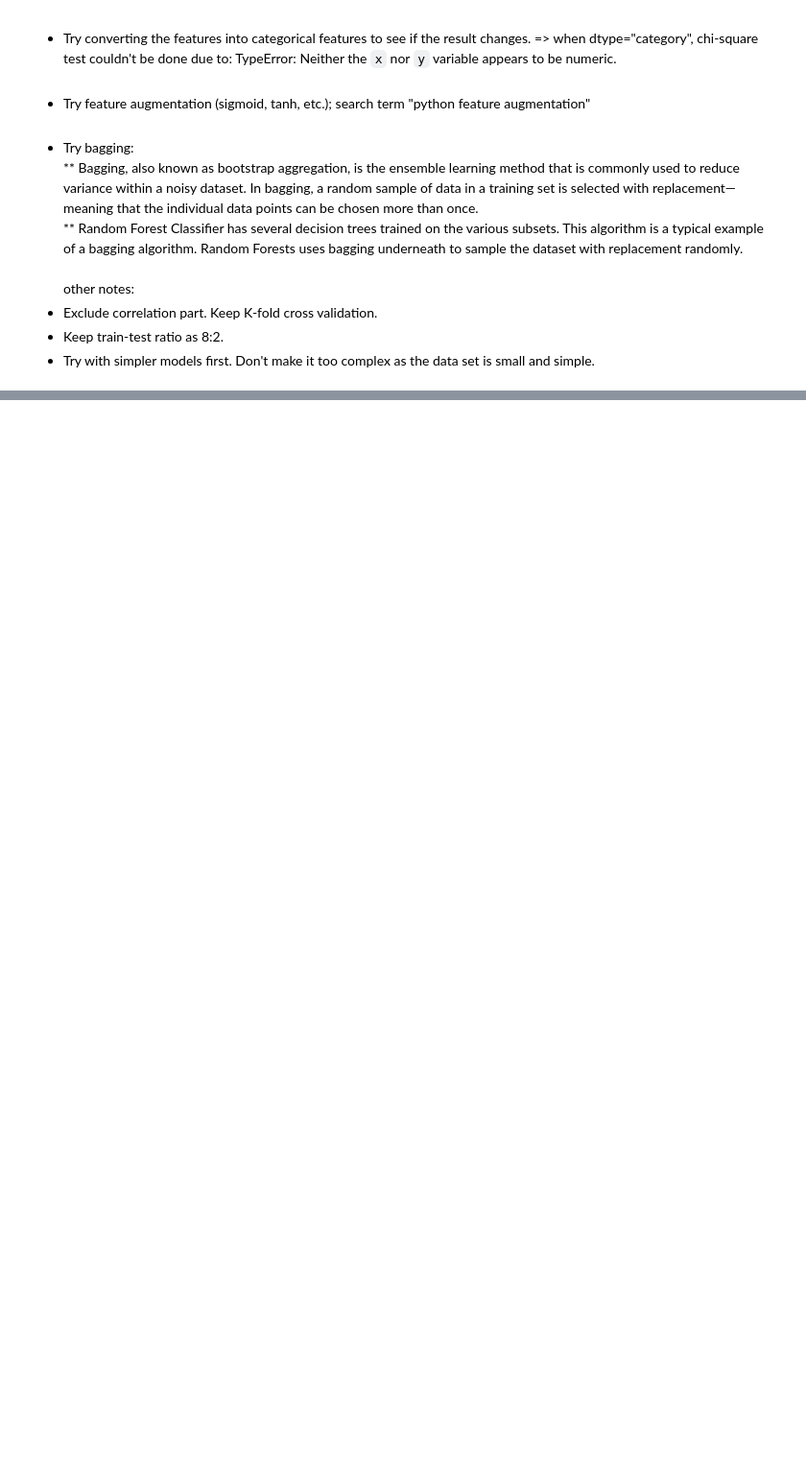
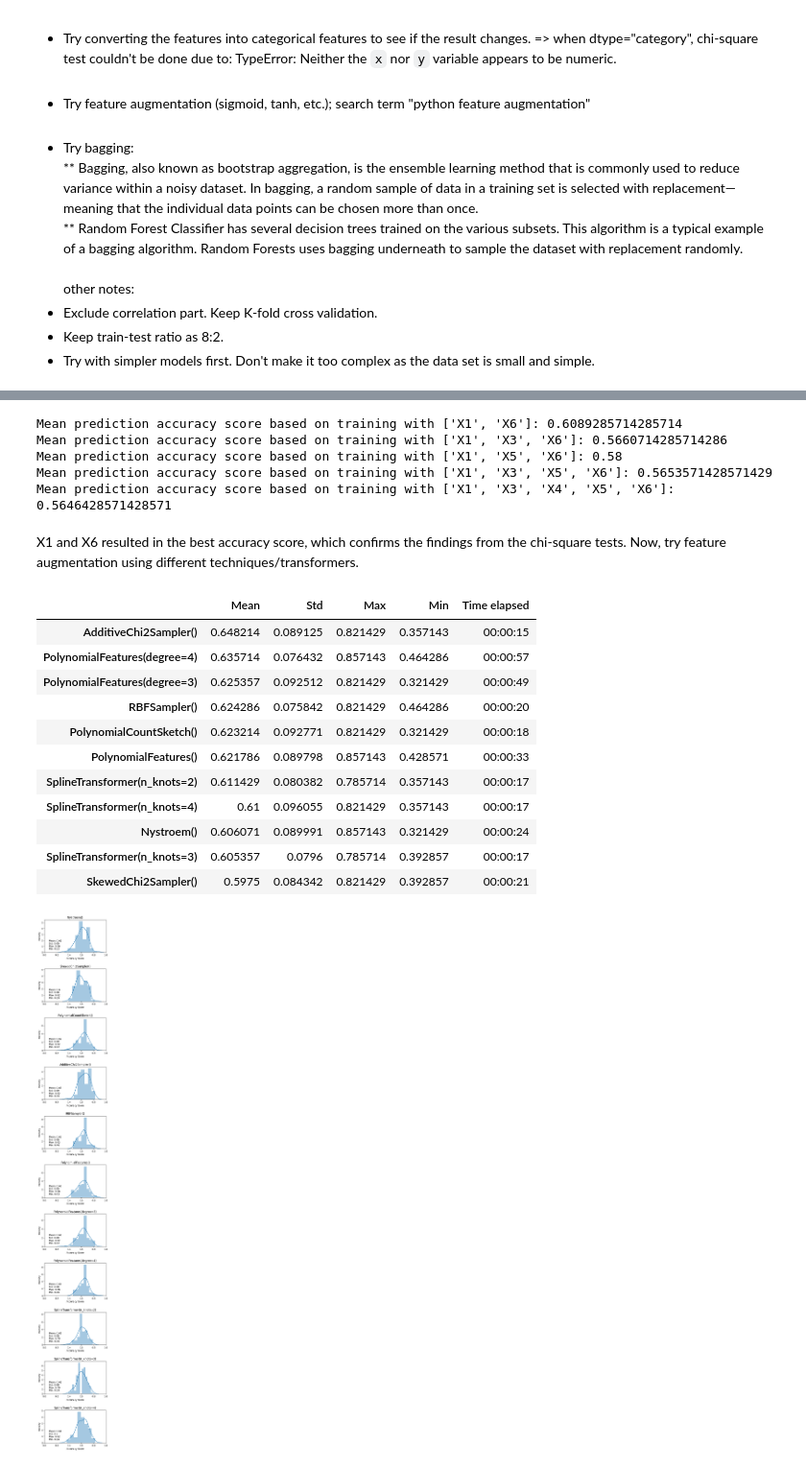
Before and after one commit to henryhyunwookim/Happy-Customers, a Jupyter notebook: notebooks/Happy Customers_v5.ipynb, the cells around one changed output, grey strips where cells are left out. Shown at 96% size. Saved outputs shown, nothing was run; the diff lists cells and outputs as text; code cells hidden in the pictures; blank space fills up the shorter version.

```diff
--- a/notebooks/Happy Customers_v5.ipynb
+++ b/notebooks/Happy Customers_v5.ipynb
@@ -164,0 +224,21 @@ Only using 1 out of 6 variables for supervised learning might not result in a ro
+# %%
+significance_level = 0.05
+chi_independence_df = pd.DataFrame(columns=[
+    "Independent Variable",
+    "Chi-square",
+    "P-value",
+    "Null Hypothesis",
+    f"Reject Null Hypothesis at alpha={significance_level}?"
+    ])
+
+for i, col in enumerate(survey_df.drop("Y", axis=1).columns):
+    x = survey_df[col]
+    y = survey_df["X1"]
+
+    contingency_table = pd.crosstab(x, y)
+    chi2, p, dof, expected = stats.chi2_contingency(contingency_table)
+
+    chi_independence_df = chi_independence_test(chi_independence_df, col, chi2, p)
+
+print("Result of Chi-square test of independence:")
+chi_independence_df.set_index("Independent Variable")
@@ -164,0 +307,15 @@ Only using 1 out of 6 variables for supervised learning might not result in a ro
+# %%
+get_mean_accuracy_score(["X1", "X6"])
+get_mean_accuracy_score(["X1", "X3", "X6"])
+get_mean_accuracy_score(["X1", "X5", "X6"])
+get_mean_accuracy_score(["X1", "X3", "X5", "X6"])
+get_mean_accuracy_score(["X1", "X3", "X4", "X5", "X6"])
+# %% [output]
+Mean prediction accuracy score based on training with ['X1', 'X6']: 0.6089285714285714
+Mean prediction accuracy score based on training with ['X1', 'X3', 'X6']: 0.5660714285714286
+Mean prediction accuracy score based on training with ['X1', 'X5', 'X6']: 0.58
+Mean prediction accuracy score based on training with ['X1', 'X3', 'X5', 'X6']: 0.5653571428571429
+Mean prediction accuracy score based on training with ['X1', 'X3', 'X4', 'X5', 'X6']: 0.5646428571428571
+# %% [markdown]
+X1 and X6 resulted in the best accuracy score, which confirms the findings from the chi-square tests.
+Now, try feature augmentation using different techniques/transformers.
@@ -164,0 +420,36 @@ Only using 1 out of 6 variables for supervised learning might not result in a ro
+# %%
+transformers = [
+    Nystroem(),
+    SkewedChi2Sampler(),
+    PolynomialCountSketch(),
+    AdditiveChi2Sampler(),
+    RBFSampler(),
+    PolynomialFeatures(2),
+    PolynomialFeatures(3),
+    PolynomialFeatures(4),
+    SplineTransformer(2),
+    SplineTransformer(3),
+    SplineTransformer(4)
+]
+eval_dict, scores_dict = get_dicts(transformers=transformers)
+
+plot_scores(scores_dict)
+
+eval_df = pd.DataFrame(eval_dict).T
+eval_df.sort_values(
+    ["Mean", "Max", "Min", "Std", "Time elapsed"],
+    ascending=[False, False, True, True, True])
+# %% [output]
+|  | Mean | Std | Max | Min | Time elapsed |
+| AdditiveChi2Sampler() | 0.648214 | 0.089125 | 0.821429 | 0.357143 | 00:00:15 |
+| PolynomialFeatures(degree=4) | 0.635714 | 0.076432 | 0.857143 | 0.464286 | 00:00:57 |
+| PolynomialFeatures(degree=3) | 0.625357 | 0.092512 | 0.821429 | 0.321429 | 00:00:49 |
+| RBFSampler() | 0.624286 | 0.075842 | 0.821429 | 0.464286 | 00:00:20 |
+| PolynomialCountSketch() | 0.623214 | 0.092771 | 0.821429 | 0.321429 | 00:00:18 |
+| PolynomialFeatures() | 0.621786 | 0.089798 | 0.857143 | 0.428571 | 00:00:33 |
+| SplineTransformer(n_knots=2) | 0.611429 | 0.080382 | 0.785714 | 0.357143 | 00:00:17 |
+| SplineTransformer(n_knots=4) | 0.61 | 0.096055 | 0.821429 | 0.357143 | 00:00:17 |
+| Nystroem() | 0.606071 | 0.089991 | 0.857143 | 0.321429 | 00:00:24 |
+| SplineTransformer(n_knots=3) | 0.605357 | 0.0796 | 0.785714 | 0.392857 | 00:00:17 |
+| SkewedChi2Sampler() | 0.5975 | 0.084342 | 0.821429 | 0.392857 | 00:00:21 |
+[figure, added]
```
Also changed, not shown: parts of 35 cells of this notebook.
